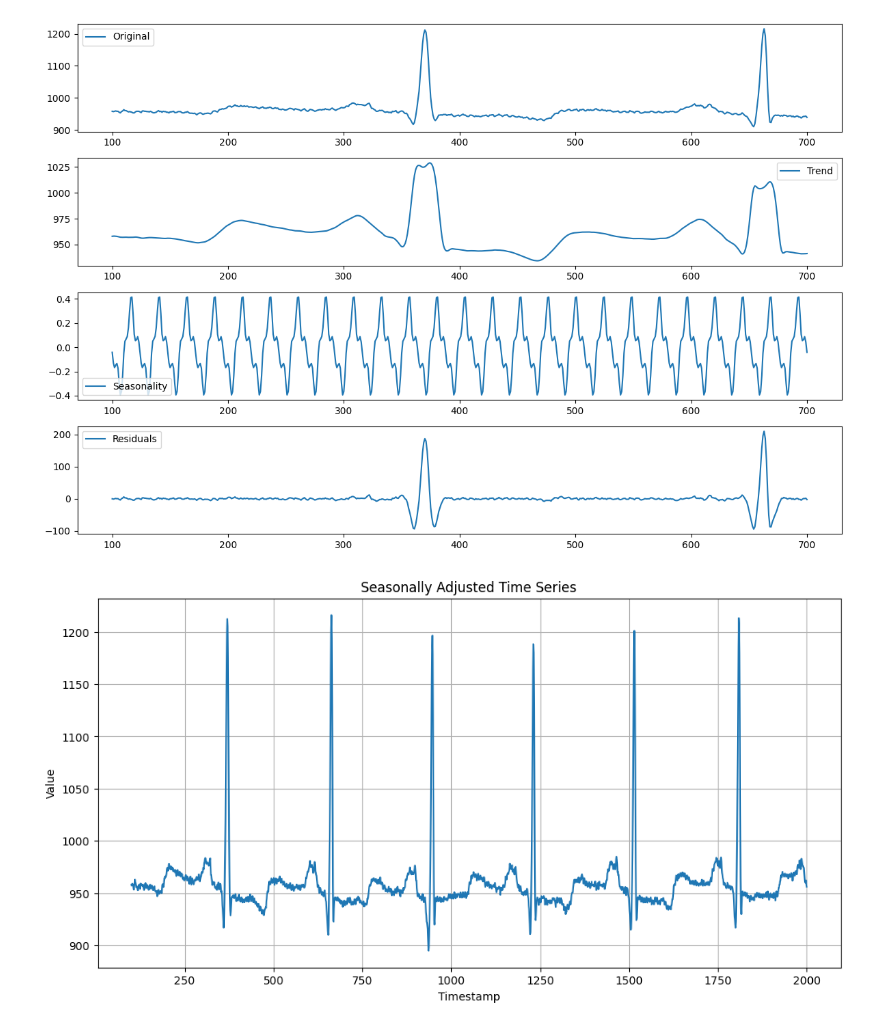
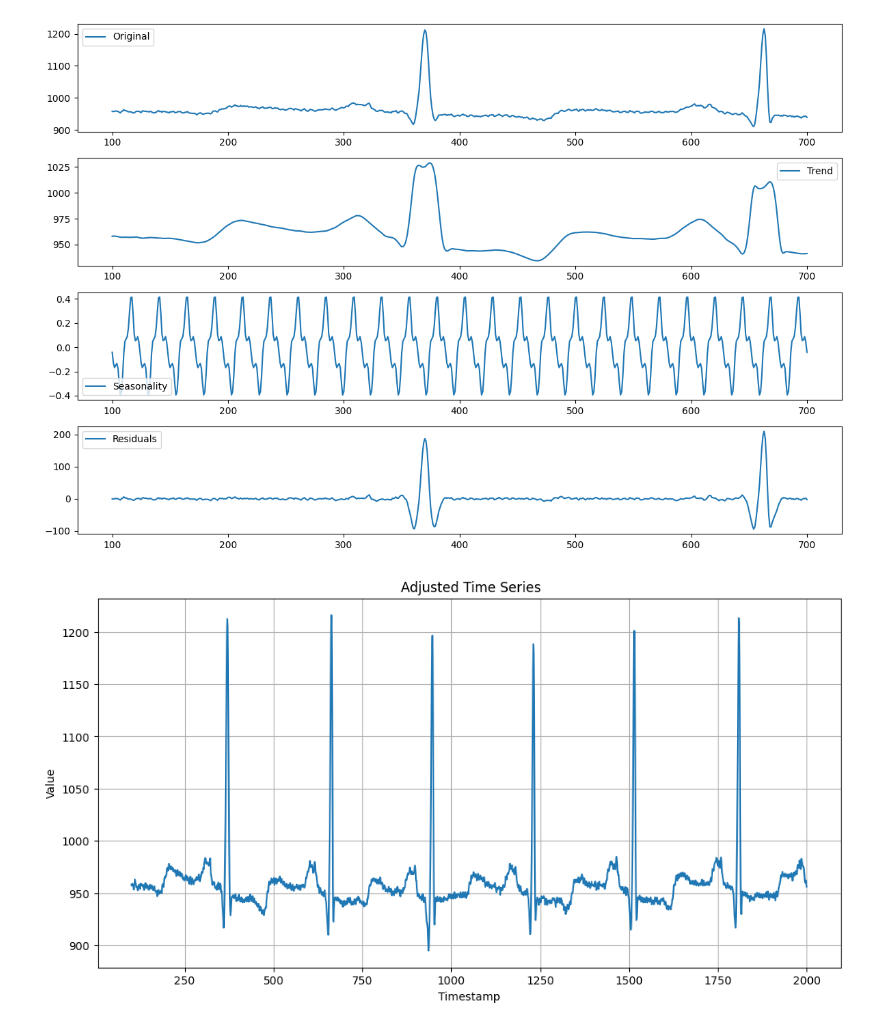
Before and after one commit to Bhavya418/timeseries, a Jupyter notebook: timeseries.ipynb, the cells around one changed output. Saved outputs shown, nothing was run; the diff lists cells and outputs as text; code cells hidden in the pictures.

```diff
--- a/timeseries.ipynb
+++ b/timeseries.ipynb
@@ -252,12 +266,12 @@ plt.show()
 # %%
 adjusted_series = data[columns[1]] - seasonal
 plt.figure(figsize=(12, 6))
 adjusted_series.loc[100:2000].plot()
-plt.title('Seasonally Adjusted Time Series')
+plt.title(' Adjusted Time Series')
 plt.xlabel('Timestamp')
 plt.ylabel('Value')
 # plt.legend()
 plt.grid(True)
 plt.show()
 # %% [output]
-[figure, old version]
+[figure, new version]
```
Also changed, not shown: parts of 9 cells of this notebook, 2 other files.
